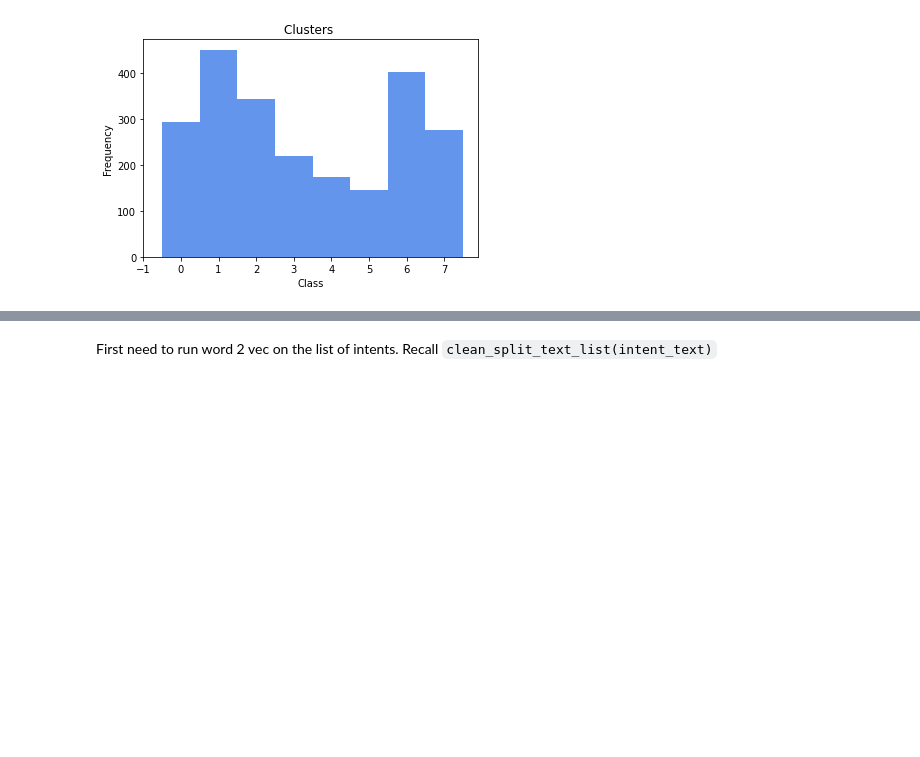
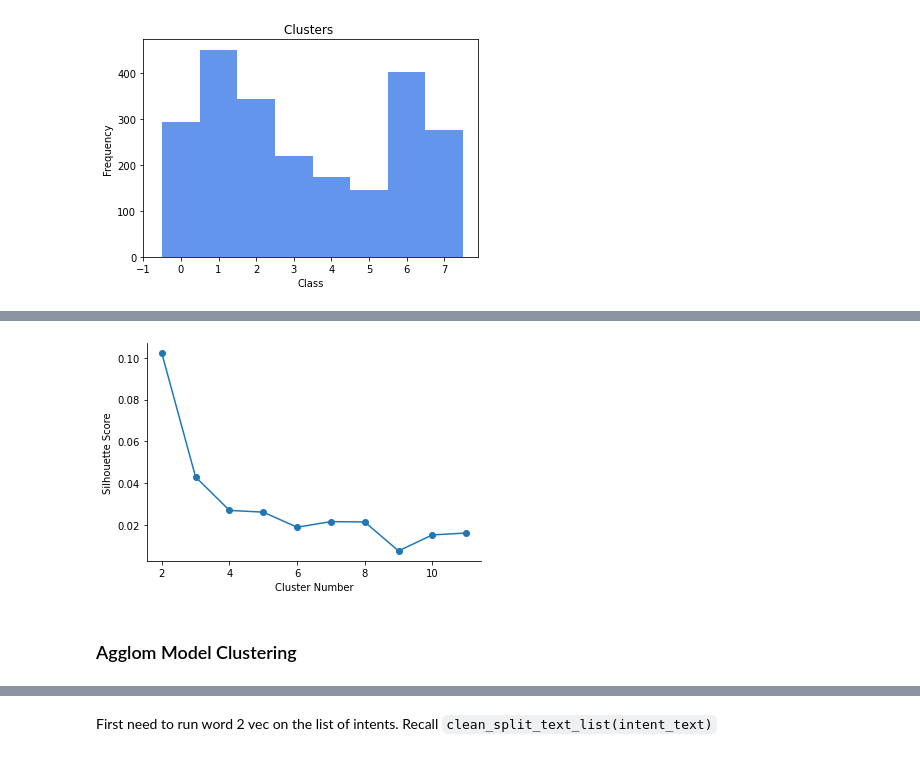
Before and after one commit to justinhugh/intent-prediction-in-code, a Jupyter notebook: vectorization_with_word2vec.ipynb, the cells around one changed output, grey strips where cells are left out. Cells and saved outputs as stored; diff of their text form; code cells hidden in the pictures; blank space fills up the shorter version.

```diff
--- a/vectorization_with_word2vec.ipynb
+++ b/vectorization_with_word2vec.ipynb
@@ -484,0 +551,9 @@ plt.show()
+# %%
+from sklearn.mixture import GaussianMixture
+
+#Build and fit the model
+gmm = GaussianMixture(n_components=8, covariance_type='full')
+gmm.fit(X)
+
+#Getting the labels
+gmm_pred_labels = gmm.predict(X)
@@ -484,0 +564,13 @@ plt.show()
+# %%
+# For each n
+ns = range(2, 12)
+gm_silhouette_scores = []
+
+for n in ns:
+    gmm = GaussianMixture(n_components=n, covariance_type='full')
+    gmm.fit(X)
+
+    # Score
+    my_silhouette_score = silhouette_score(X, gmm.predict(X))
+    gm_silhouette_scores.append(my_silhouette_score)
+    print(f"The silhouette score with {n} components is: {round(my_silhouette_score, 2)}")
@@ -484,0 +588,11 @@ plt.show()
+# %%
+plt.figure()
+plt.plot(ns, gm_silhouette_scores, marker="o")
+plt.xlabel("Cluster Number")
+plt.ylabel("Silhouette Score")
+sns.despine()
+plt.show();
+# %% [output]
+[figure, added]
+# %% [markdown]
+### Agglom Model Clustering
```
Also changed, not shown: parts of 14 cells of this notebook.
